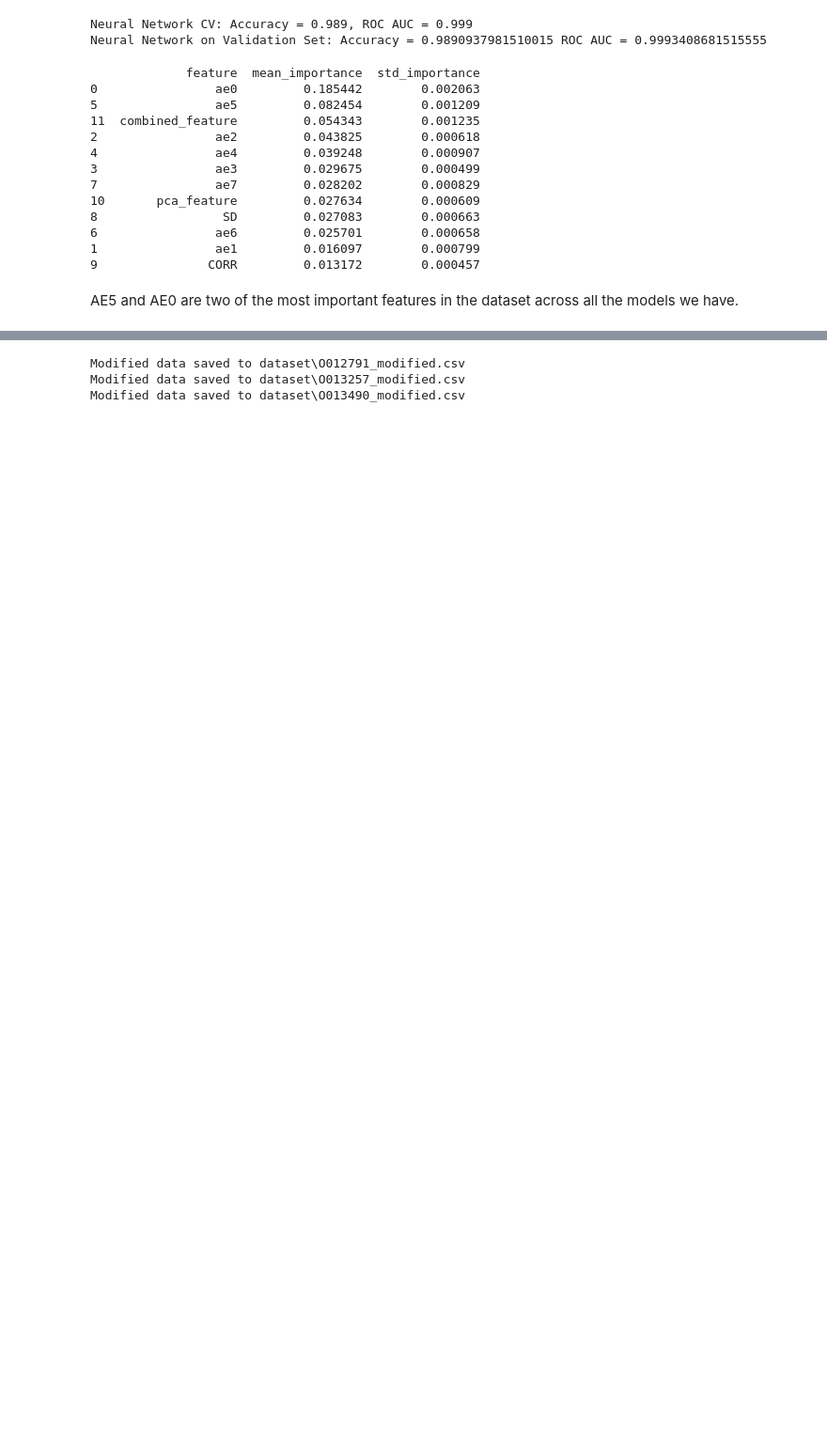
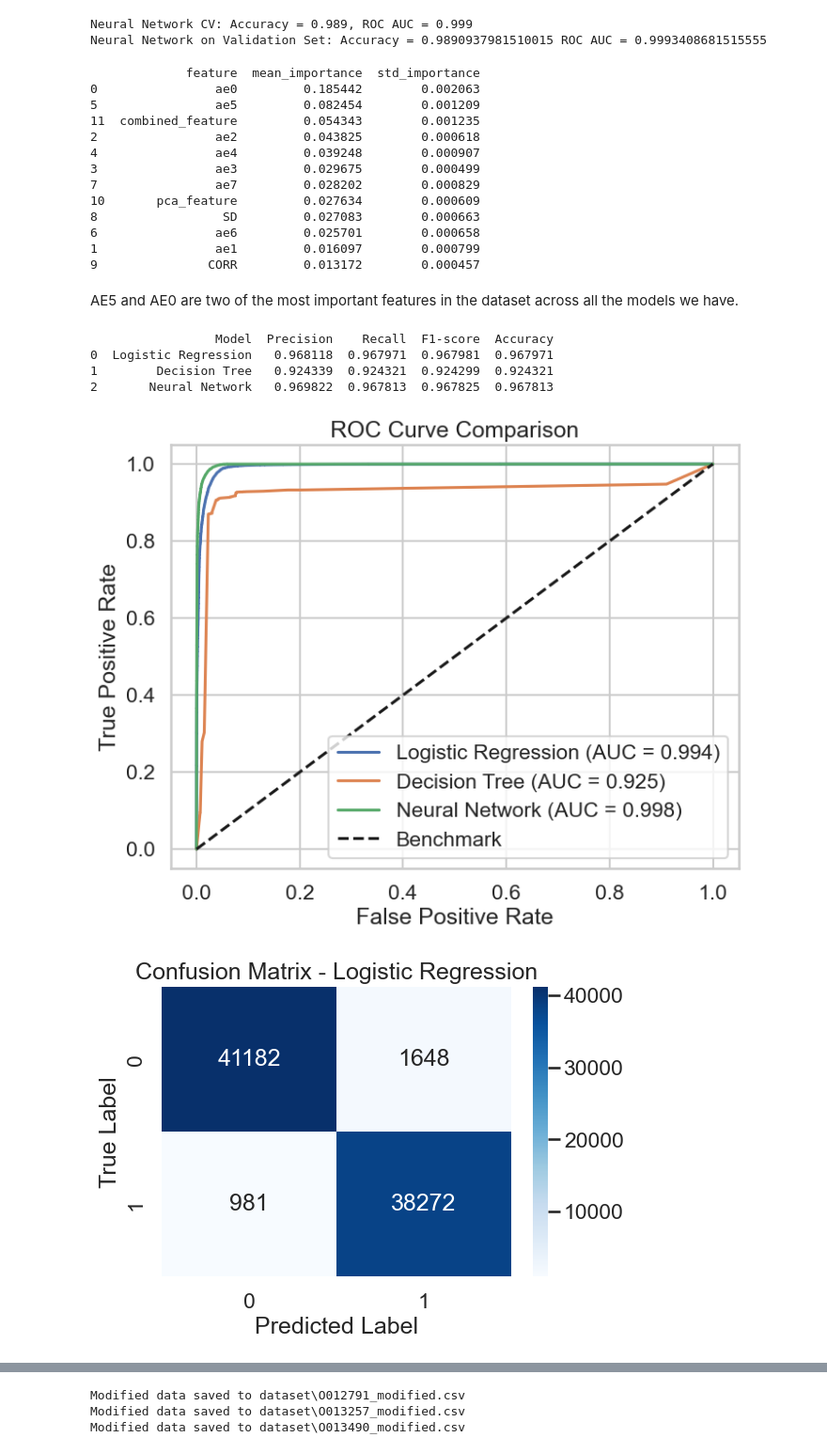
Before and after one commit to Bru3e/stat-214-lab2-10, a Jupyter notebook: models.ipynb, the cells around one changed output, grey strips where cells are left out. Shown: that part at 94% size. Drawn from its saved outputs; the diff is of its cells as text; code cells hidden in the pictures; blank space fills up the shorter version.

Commit message:
Updated Leave_one_image_out and part of part 3.4

```diff
--- a/models.ipynb
+++ b/models.ipynb
@@ -346,3 +346,80 @@ print(importances_df_nn)
 9               CORR         0.013172        0.000457
 # %% [markdown]
 AE5 and AE0 are two of the most important features in the dataset across all the models we have.
+# %%
+from sklearn.metrics import roc_curve, auc
+from sklearn.metrics import classification_report, confusion_matrix
+
+lr_pipeline.fit(X_train, y_train)
+y_pred_lr = lr_pipeline.predict_proba(X_test)[:, 1]
+
+dt_model = DecisionTreeClassifier(max_depth=10, min_samples_leaf=5, min_samples_split=5, random_state=200)
+dt_model.fit(X_train, y_train)
+y_pred_dt = dt_model.predict_proba(X_test)[:, 1]
+
+nn_model = MLPClassifier(hidden_layer_sizes=(50,), max_iter=500, random_state=788)
+nn_model.fit(X_train, y_train)
+y_pred_nn = nn_model.predict_proba(X_test)[:, 1]
+
+fpr_lr, tpr_lr, _ = roc_curve(y_test, y_pred_lr)
+fpr_dt, tpr_dt, _ = roc_curve(y_test, y_pred_dt)
+fpr_nn, tpr_nn, _ = roc_curve(y_test, y_pred_nn)
+
+auc_lr = auc(fpr_lr, tpr_lr)
+auc_dt = auc(fpr_dt, tpr_dt)
+auc_nn = auc(fpr_nn, tpr_nn)
+
+y_pred_lr_bi = (y_pred_lr > 0.5).astype(int)
+y_pred_dt_bi = (y_pred_dt > 0.5).astype(int)
+y_pred_nn_bi = (y_pred_nn > 0.5).astype(int)
+
+report_lr = classification_report(y_test, y_pred_lr_bi, output_dict=True)
+report_dt = classification_report(y_test, y_pred_dt_bi, output_dict=True)
+report_nn = classification_report(y_test, y_pred_nn_bi, output_dict=True)
+
+conf_matrix_lr = confusion_matrix(y_test, y_pred_lr_bi)
+conf_matrix_dt = confusion_matrix(y_test, y_pred_dt_bi)
+conf_matrix_nn = confusion_matrix(y_test, y_pred_nn_bi)
+
+classification_reports_df = pd.DataFrame({
+    "Model": ["Logistic Regression", "Decision Tree", "Neural Network"],
+    "Precision": [report_lr["weighted avg"]["precision"], report_dt["weighted avg"]["precision"], report_nn["weighted avg"]["precision"]],
+    "Recall": [report_lr["weighted avg"]["recall"], report_dt["weighted avg"]["recall"], report_nn["weighted avg"]["recall"]],
+    "F1-score": [report_lr["weighted avg"]["f1-score"], report_dt["weighted avg"]["f1-score"], report_nn["weighted avg"]["f1-score"]],
+    "Accuracy": [report_lr["accuracy"], report_dt["accuracy"], report_nn["accuracy"]]
+})
+
+print(classification_reports_df)
+
+plt.figure(figsize=(8, 6))
+plt.plot(fpr_lr, tpr_lr, label=f'Logistic Regression (AUC = {auc_lr:.3f})')
+plt.plot(fpr_dt, tpr_dt, label=f'Decision Tree (AUC = {auc_dt:.3f})')
+plt.plot(fpr_nn, tpr_nn, label=f'Neural Network (AUC = {auc_nn:.3f})')
+
+plt.plot([0, 1], [0, 1], 'k--', label='Benchmark')
+plt.xlabel('False Positive Rate')
+plt.ylabel('True Positive Rate')
+plt.title('ROC Curve Comparison')
+plt.legend(loc='lower right')
+plt.show()
+
+def plot_confusion_matrix(y_true, y_pred, model_name):
+    cm = confusion_matrix(y_true, y_pred)
+    plt.figure(figsize=(6, 4))
+    sns.heatmap(cm, annot=True, fmt='d', cmap='Blues', xticklabels=["0", "1"], yticklabels=["0", "1"])
+    plt.xlabel('Predicted Label')
+    plt.ylabel('True Label')
+    plt.title(f'Confusion Matrix - {model_name}')
+    plt.show()
+
+
+plot_confusion_matrix(y_test, y_pred_lr_bi, "Logistic Regression")
+plot_confusion_matrix(y_test, y_pred_dt_bi, "Decision Tree")
+plot_confusion_matrix(y_test, y_pred_nn_bi, "Neural Network")
+# %% [output]
+                 Model  Precision    Recall  F1-score  Accuracy
+0  Logistic Regression   0.968118  0.967971  0.967981  0.967971
+1        Decision Tree   0.924339  0.924321  0.924299  0.924321
+2       Neural Network   0.969822  0.967813  0.967825  0.967813
+[figure, added]
+[figure, added]
```
Also changed, not shown: parts of 12 cells of this notebook.
